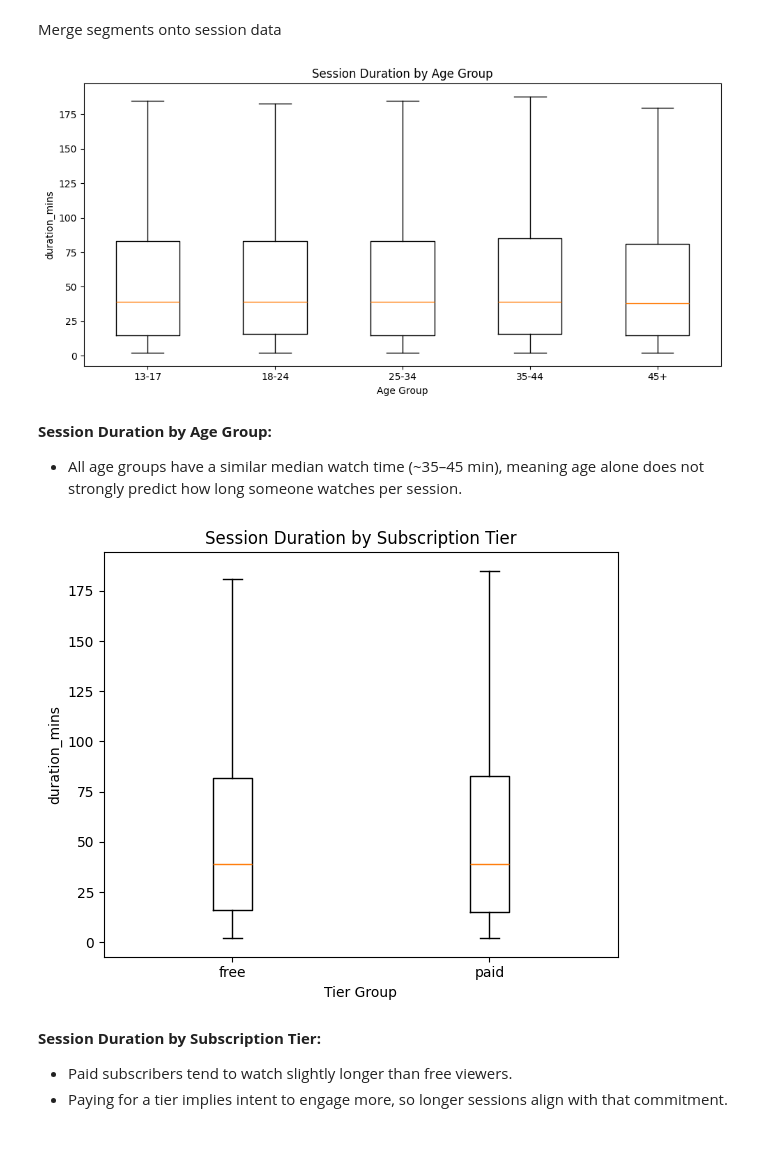
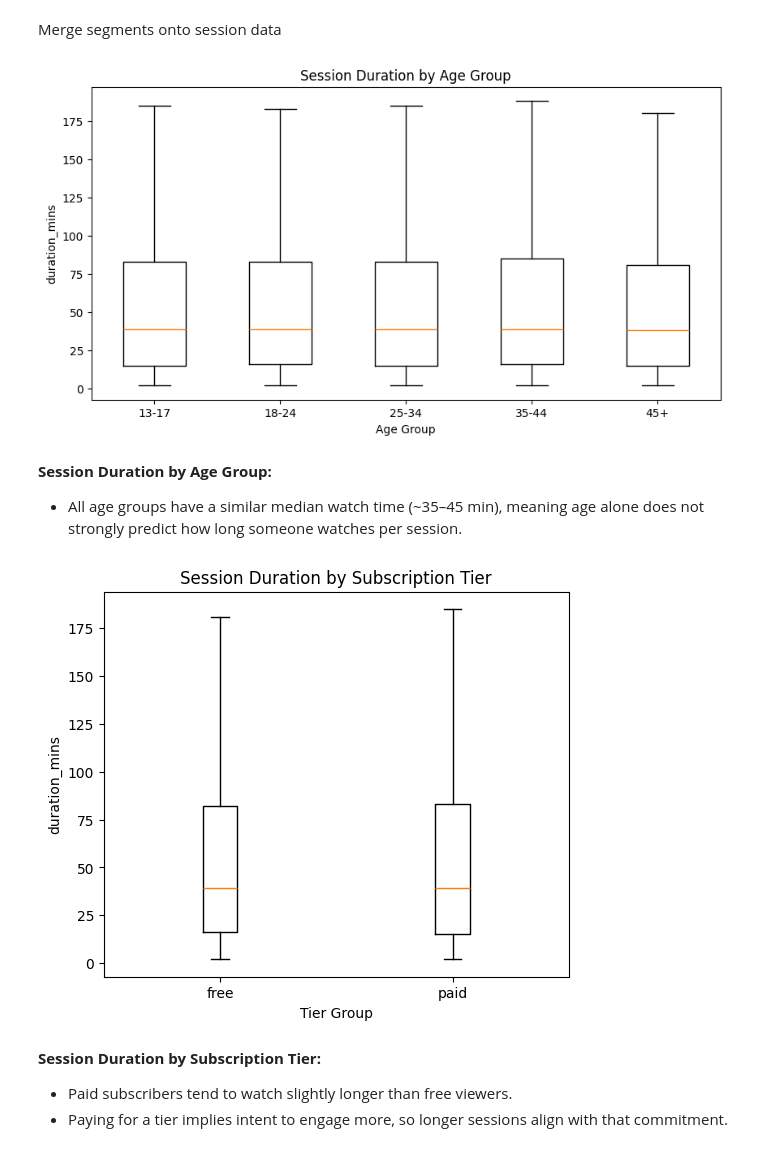
Before and after one commit to ChristianSantos2671/Santos_Christian_A01, a Jupyter notebook: iat461_a1_cs.ipynb, the cells around one changed output. Cells and saved outputs as stored; diff of their text form; code cells hidden in the pictures.

```diff
--- a/iat461_a1_cs.ipynb
+++ b/iat461_a1_cs.ipynb
@@ -1534,7 +1568,7 @@ Name: count, dtype: int64
 ### Viewing Behaviour Boxplots
 # %%
 df_vb_seg = df_sessions.merge(
-    df_viewers[["viewer_id", "age_group_cleaned", "tier_group", "account_age_group"]],
+    df_viewers[["viewer_id", "age_group_cleaned", "subscription_tier_cleaned", "tier_group", "account_age_group"]],
     on="viewer_id"
 )
 # %% [markdown]
@@ -1542,32 +1576,30 @@ Merge segments onto session data
 # %%
 age_order = ["13-17", "18-24", "25-34", "35-44", "45+"]
 data_by_age = [df_vb_seg[df_vb_seg["age_group_cleaned"] == g]["duration_mins"].dropna() for g in age_order]
 
 fig, ax = plt.subplots(figsize=(10, 5))
 ax.boxplot(data_by_age, labels=age_order, showfliers=False)
 ax.set_title("Session Duration by Age Group")
 ax.set_xlabel("Age Group")
 ax.set_ylabel("duration_mins")
-plt.tight_layout()
 plt.show()
 # %% [output]
-[figure, old version]
+[figure, new version]
 # %% [markdown]
 **Session Duration by Age Group:**
 - All age groups have a similar median watch time (~35–45 min), meaning age alone does not strongly predict how long someone watches per session.
 # %%
 tier_order = ["free", "paid"]
-data_by_tier = [df_seg[df_seg["tier_group"] == g]["duration_mins"].dropna() for g in tier_order]
+data_by_tier = [df_vb_seg[df_vb_seg["tier_group"] == g]["duration_mins"].dropna() for g in tier_order]
 
 fig, ax = plt.subplots(figsize=(6, 5))
 ax.boxplot(data_by_tier, labels=tier_order, showfliers=False)
 ax.set_title("Session Duration by Subscription Tier")
 ax.set_xlabel("Tier Group")
 ax.set_ylabel("duration_mins")
-plt.tight_layout()
 plt.show()
 # %% [output]
-[figure, old version]
+[figure, new version]
 # %% [markdown]
 **Session Duration by Subscription Tier:**
 - Paid subscribers tend to watch slightly longer than free viewers.
```
Also changed, not shown: parts of 36 cells of this notebook.
